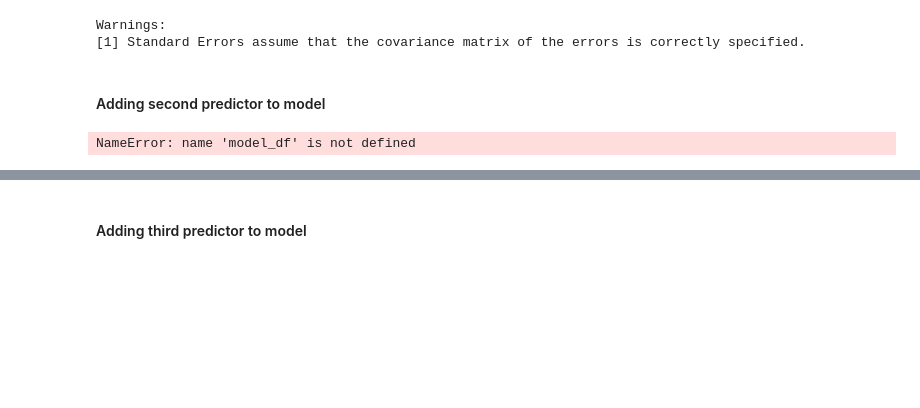
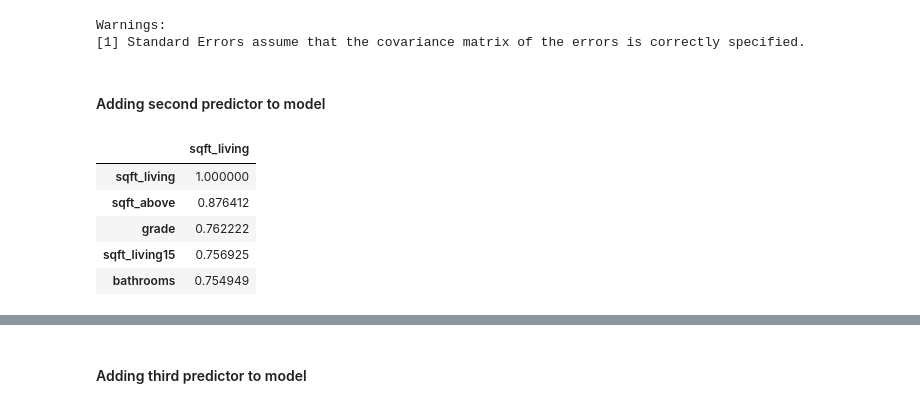
Before and after one commit to inesa-lisnic/flatiron-mod_1, a Jupyter notebook: data_cleaning.ipynb, the cells around one changed output, grey strips where cells are left out. Drawn from its saved outputs; the diff is of its cells as text; code cells hidden in the pictures; blank space fills up the shorter version.

```diff
--- a/data_cleaning.ipynb
+++ b/data_cleaning.ipynb
@@ -430,11 +444,16 @@ Warnings:
 #### Adding second predictor to model
 # %%
 sqft_living_corr = pd.DataFrame(df.corr().sqft_living)
-sqft_living_corr.loc[model_df.sqft_living > 0.75].sort_values(by = 'sqft_living', ascending = False)
+sqft_living_corr.loc[sqft_living_corr.sqft_living > 0.75].sort_values(by = 'sqft_living', ascending = False)
 #inspecting predictors with collinearity above 0.75 with sqft_basement
 #four predictors have a strong collinearity with sqft_basement
 # %% [output]
-NameError: name 'model_df' is not defined
+|  | sqft_living |
+| sqft_living | 1.000000 |
+| sqft_above | 0.876412 |
+| grade | 0.762222 |
+| sqft_living15 | 0.756925 |
+| bathrooms | 0.754949 |
 # %%
 df_model = df.drop(labels = ['sqft_living', 'sqft_above', 'grade', 'bathrooms', 'sqft_living15'], axis = 1)
 #dropping predictors with high collinearity
```
Also changed, not shown: parts of 29 cells of this notebook.
